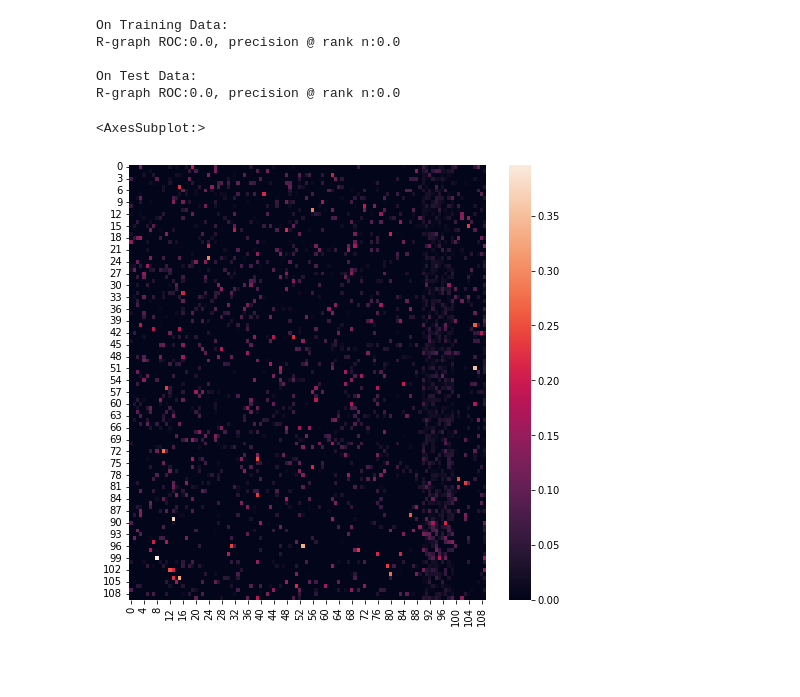
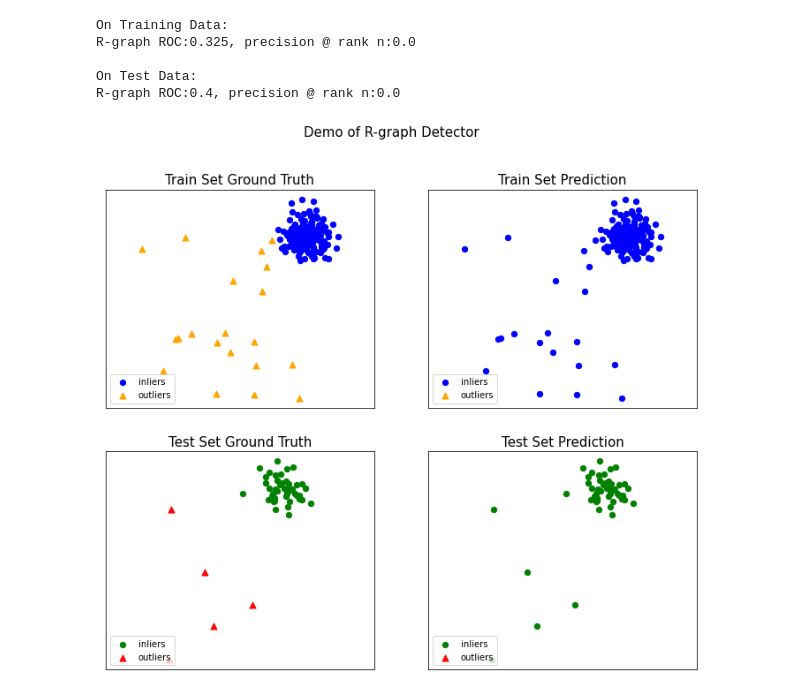
Before and after one commit to yzhao062/pyod, a Jupyter notebook: examples/rgraph_example.ipynb, the cells around one changed output. Cells and saved outputs as stored; diff of their text form; code cells hidden in the pictures; blank space fills up the shorter version.

Commit message:
New plots for R-graph example notebook

```diff
--- a/examples/rgraph_example.ipynb
+++ b/examples/rgraph_example.ipynb
@@ -26,47 +27,48 @@ from pyod.utils.example import visualize
 # %%
 contamination = 0.1  # percentage of outliers
 n_train = 200  # number of training points
-n_test = 10  # number of testing points
+n_test = 50  # number of testing points
 
 # Generate sample data
 X_train, X_test, y_train, y_test = generate_data(
     n_train=n_train,
     n_test=n_test,
-    n_features=50,
+    n_features=2,
     contamination=contamination,
     behaviour="new",
     random_state=42,
 )
 
 # train R-graph detector
 clf_name = 'R-graph'
 clf = RGraph(n_nonzero = 25, transition_steps = 20 , gamma = 50, gamma_nz = True,
-             tau = 1, preprocessing=True,
-             algorithm= 'lasso_lars', maxiter= 50)
+             tau = 1, preprocessing=True, active_support = True,
+             algorithm= 'lasso_lars', maxiter= 40, verbose =0 )
 
 clf.fit(X_train)
 
 
 # get the prediction labels and outlier scores of the training data
 y_train_pred = clf.labels_  # binary labels (0: inliers, 1: outliers)
 y_train_scores = clf.decision_scores_  # raw outlier scores
 
 # get the prediction on the test data
 y_test_pred = clf.predict(X_test)  # outlier labels (0 or 1)
 y_test_scores = clf.decision_function(X_test)  # outlier scores
 
 # evaluate and print the results
 print("\nOn Training Data:")
 evaluate_print(clf_name, y_train, y_train_scores)
 print("\nOn Test Data:")
 evaluate_print(clf_name, y_test, y_test_scores)
 
 # # visualize the results
-# visualize(clf_name, X_train, y_train, X_test, y_test, y_train_pred,
-#           y_test_pred, show_figure=True, save_figure=True)
+visualize(clf_name, X_train, y_train, X_test, y_test, y_train_pred,
+          y_test_pred, show_figure=True, save_figure=True)
 # %% [output]
 On Training Data:
-R-graph ROC:0.0, precision @ rank n:0.0
+R-graph ROC:0.325, precision @ rank n:0.0
 
 On Test Data:
-R-graph ROC:0.0, precision @ rank n:0.0
+R-graph ROC:0.4, precision @ rank n:0.0
+[figure, added]
@@ -76,6 +74,0 @@ import matplotlib.pyplot as plt
-# %%
-plt.figure( figsize = (8,8))
-sns.heatmap( clf.P )
-# %% [output]
-<AxesSubplot:>
-[figure, removed]
```
Also changed, not shown: parts of 5 cells of this notebook, 1 other file.
